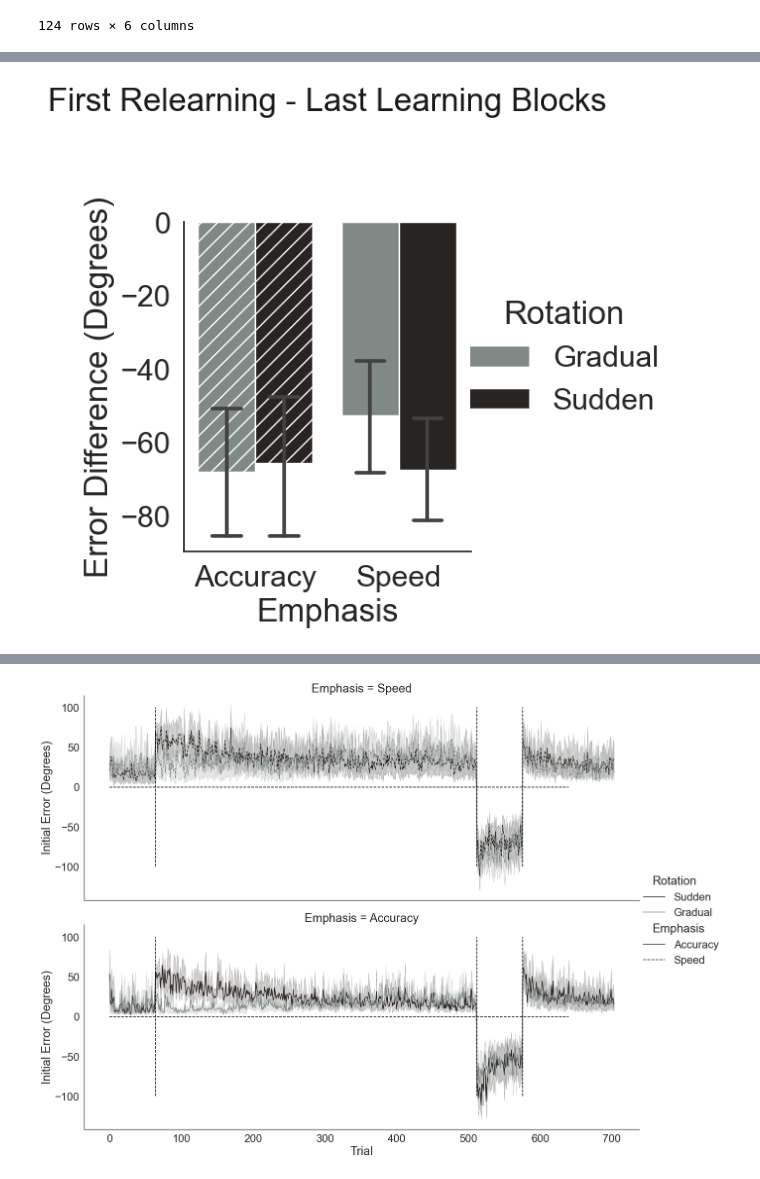
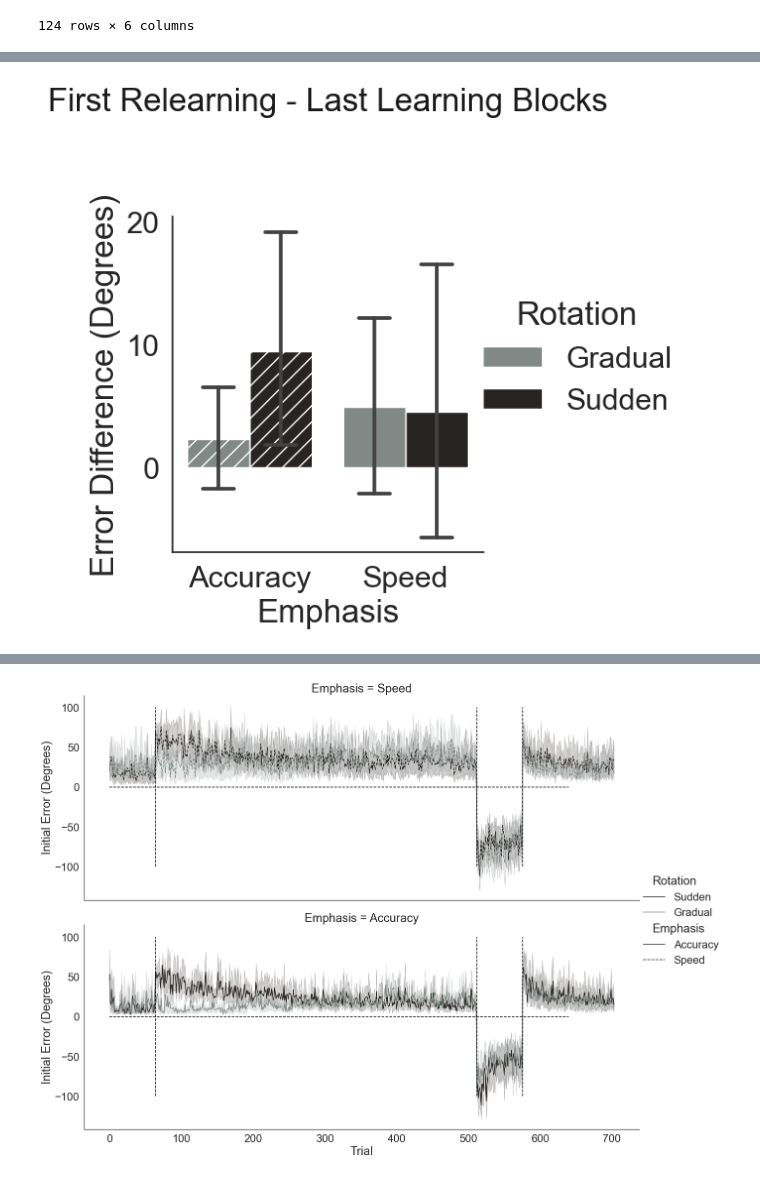
Before and after one commit to tejas-savalia/vma_behavioral, a Jupyter notebook: All experiments/feedback_aiming_unlearning/plotting_stats.ipynb, the cells around one changed output, grey strips where cells are left out. Saved outputs shown, nothing was run; the diff lists cells and outputs as text; code cells hidden in the pictures.

```diff
--- a/All experiments/feedback_aiming_unlearning/plotting_stats.ipynb
+++ b/All experiments/feedback_aiming_unlearning/plotting_stats.ipynb
@@ -103,30 +119,30 @@ df_allphases_blockwise.loc[((df_allphases_blockwise['block no']==6) | (df_allpha
 # %%
 df_allphases_blockwise['difference_2'] = df_allphases_blockwise['initsignederrors_mean'].diff(periods= 2)*180/np.pi
 
 g = sns.catplot(y = 'difference_2', x = 'Emphasis', hue = 'Rotation',
-            data = df_allphases_blockwise.loc[((df_allphases_blockwise['block no'] == 8))],
+            data = df_allphases_blockwise.loc[((df_allphases_blockwise['block no'] == 9))],
             kind = 'bar', capsize = 0.2)
 
 # g.set_ylabels('Error Difference \n Relearning - Learning')
 x1, x2 = 0, 1
 y, h, col = df_allphases_blockwise.loc[(df_allphases_blockwise['block no'] == 9)]['difference_2'].max()+0.1, 0.02, 'k'
 plt.text(0.5, y+h-50, "First Relearning - Last Learning Blocks", ha='center', va='bottom', color=col)
 # plt.text(0.5, y+h-30, "*", ha='center', va='bottom', color=col)
 
 # plt.text(0, y+h-35, "*", ha='center', va='bottom', color=col)
 # plt.text(1, y+h-35, "*", ha='center', va='bottom', color=col)
 
 g.set(ylabel='Error Difference (Degrees)')
 g.set(title=None)
 
 # g.set_yl
 hatches = ['//', '', '//', '']
 for ax in g.axes.flat:
     patches = [patch for patch in ax.patches]
     for i, patch in enumerate(patches):
         patch.set_hatch(hatches[i])
 # %% [output]
-[figure, old version]
+[figure, new version]
 # %%
 model = ols(
     'difference_2 ~ C(Rotation) * C(Emphasis)', data=df_allphases_blockwise.loc[((df_allphases_blockwise['block no']==9))]).fit()
```
Also changed, not shown: parts of 2 cells of this notebook, 1 other file.
